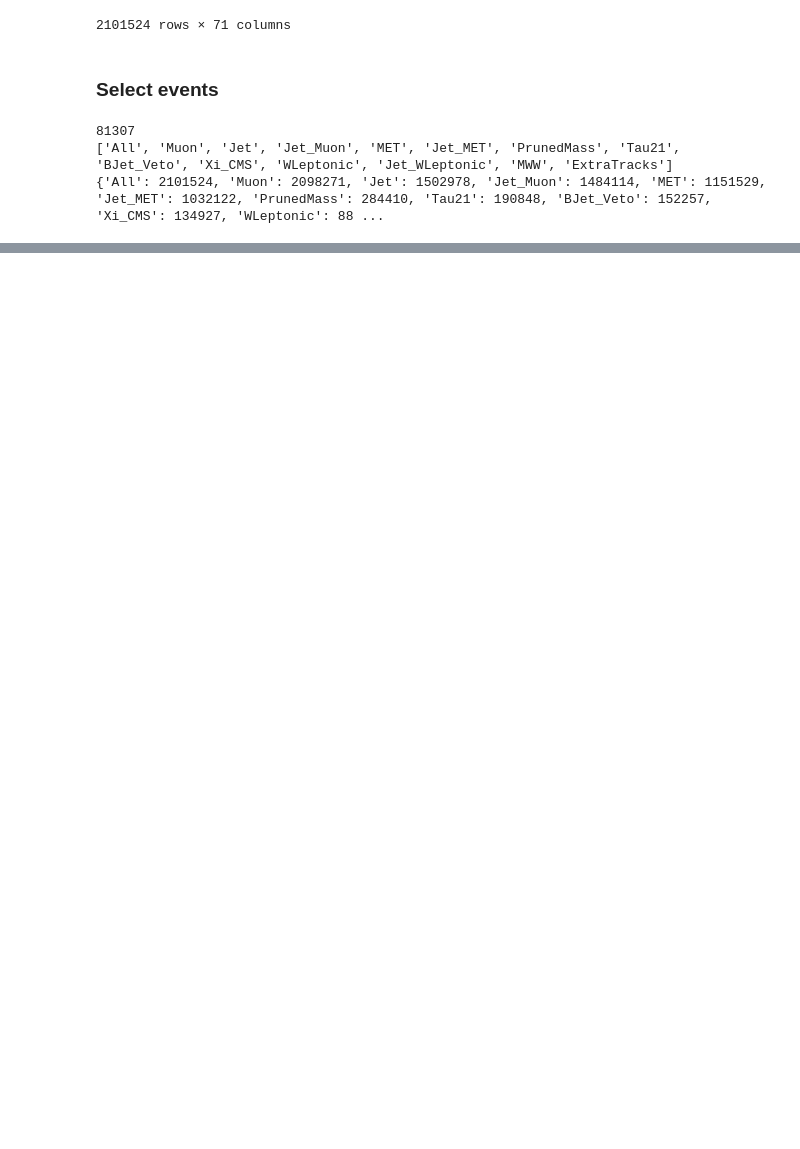
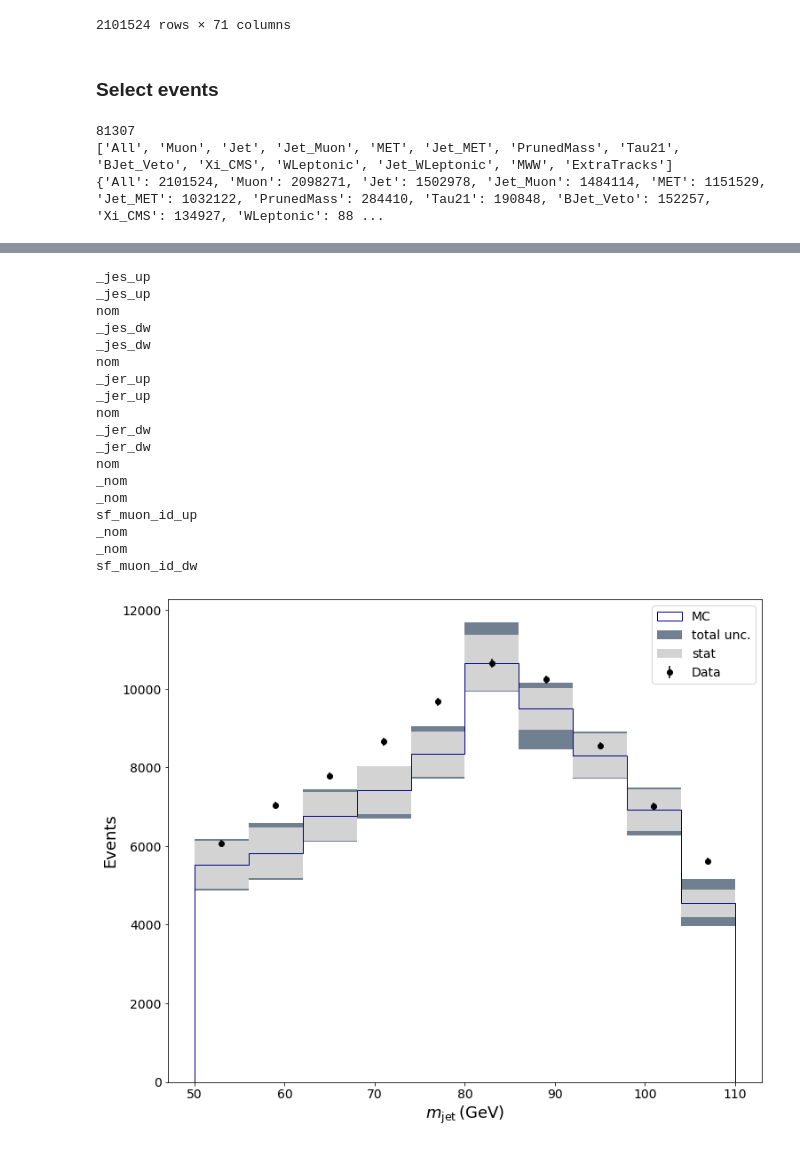
Before and after one commit to antoniovilela/pps-ww-analysis-notebook, a Jupyter notebook: Data-MC-NonProton-Cut-Based.ipynb, the cells around one changed output, grey strips where cells are left out. Cells and saved outputs as stored; diff of their text form; code cells hidden in the pictures; blank space fills up the shorter version.

```diff
--- a/Data-MC-NonProton-Cut-Based.ipynb
+++ b/Data-MC-NonProton-Cut-Based.ipynb
@@ -1076,0 +1229,26 @@ plt.legend( loc='best', fontsize=14 )
+# %%
+variable__ = "jet0_corrmass"
+range_ = (50., 110.)
+bins_ = 10
+xlabel_ = r"$ m_{\rm{jet}} \,\rm{(GeV)} $"
+plot_MC_data_total_uncertainty( variable=variable__, bins=bins_, range=range_, xlabel=xlabel_ )
+# %% [output]
+_jes_up
+_jes_up
+nom
+_jes_dw
+_jes_dw
+nom
+_jer_up
+_jer_up
+nom
+_jer_dw
+_jer_dw
+nom
+_nom
+_nom
+sf_muon_id_up
+_nom
+_nom
+sf_muon_id_dw
+[figure, added]
```
Also changed, not shown: parts of 9 cells of this notebook.
